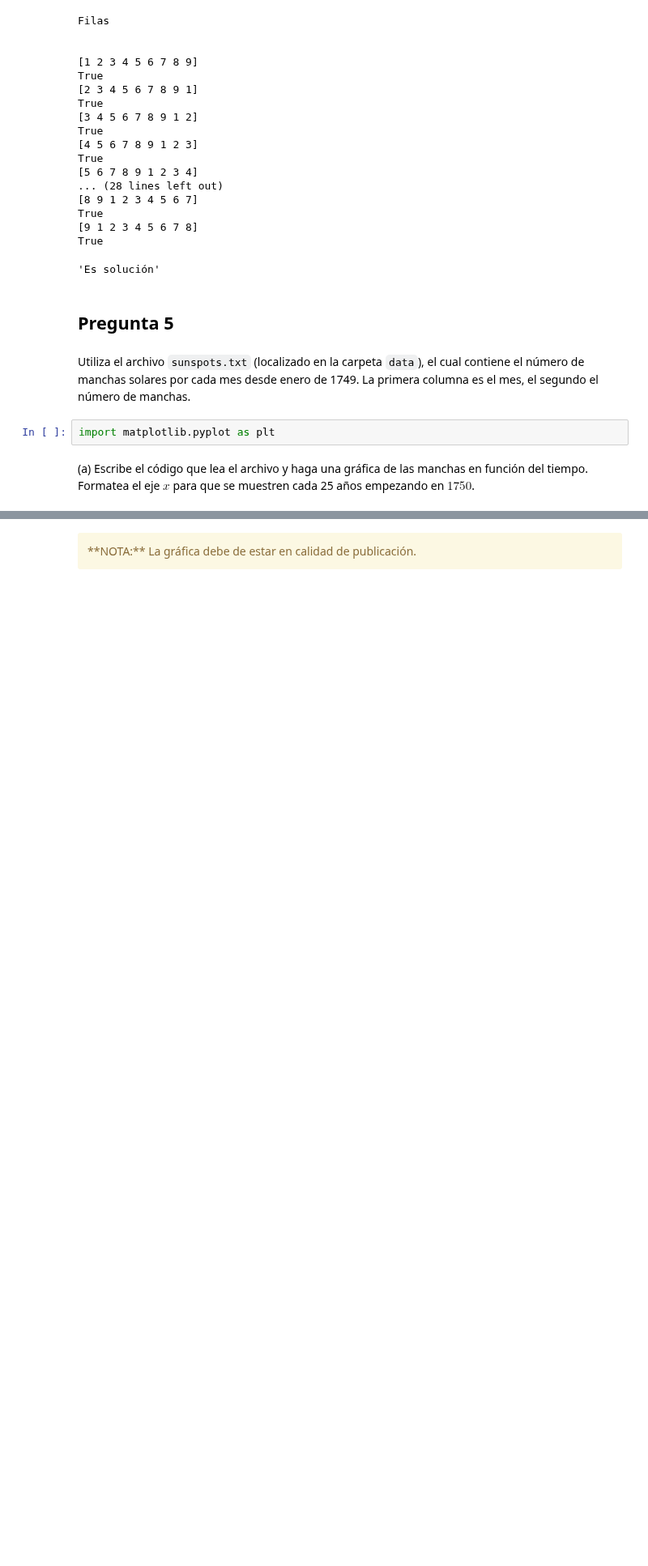
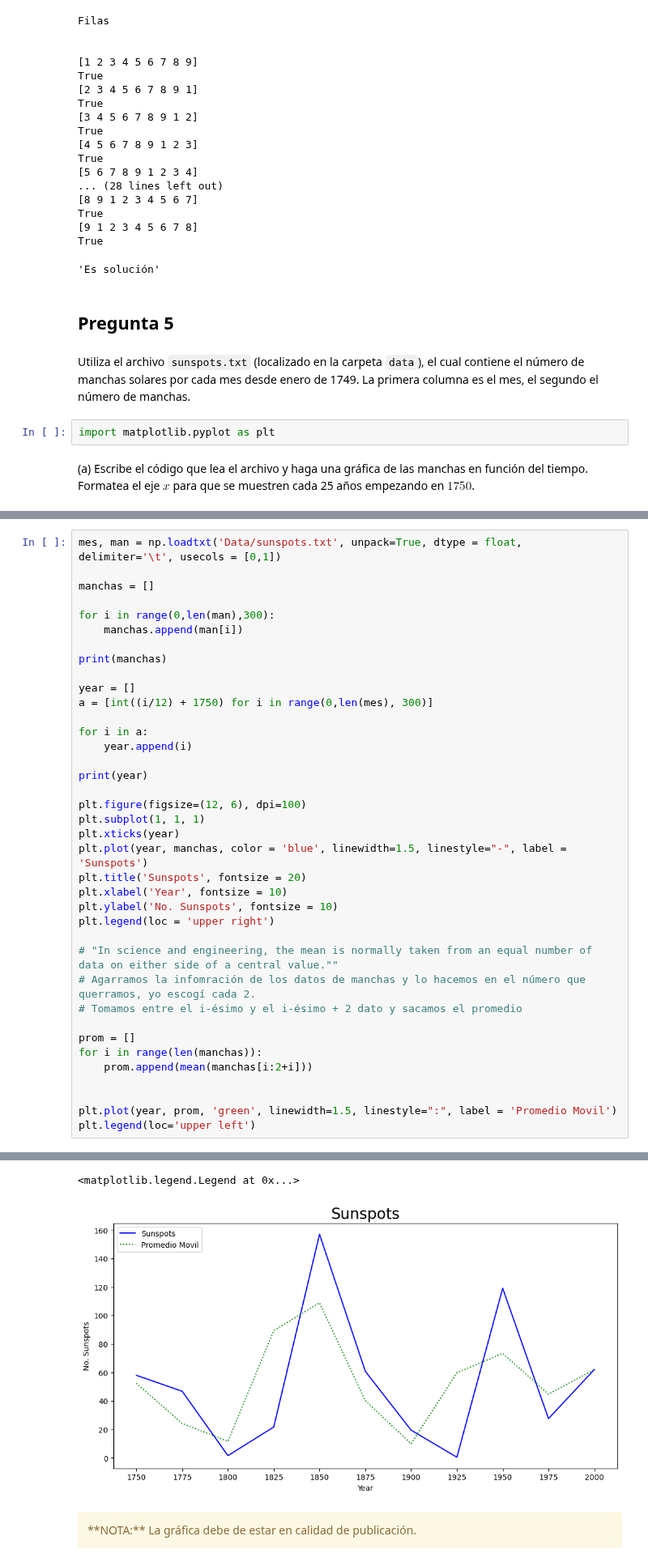
Before and after one commit to jesusigarmor/Matematicas-computacionales-fall2020, a Jupyter notebook: alumnos/Aranza/Tareas/NumPy_tarea.ipynb, the cells around one changed output, grey strips where cells are left out. Shown at 81% size. Cells and saved outputs as stored; diff of their text form; blank space fills up the shorter version.

```diff
--- a/alumnos/Aranza/Tareas/NumPy_tarea.ipynb
+++ b/alumnos/Aranza/Tareas/NumPy_tarea.ipynb
@@ -437,0 +427,39 @@ plt.annotate(r'Mínimo',
+# %%
+mes, man = np.loadtxt('Data/sunspots.txt', unpack=True, dtype = float, delimiter='\t', usecols = [0,1])
+
+manchas = []
+
+for i in range(0,len(man),300):
+    manchas.append(man[i])
+
+print(manchas)
+
+year = []
+a = [int((i/12) + 1750) for i in range(0,len(mes), 300)]
+
+for i in a:
+    year.append(i)
+
+print(year)
+
+plt.figure(figsize=(12, 6), dpi=100)
+plt.subplot(1, 1, 1)
+plt.xticks(year)
+plt.plot(year, manchas, color = 'blue', linewidth=1.5, linestyle="-", label = 'Sunspots')
+plt.title('Sunspots', fontsize = 20)
+plt.xlabel('Year', fontsize = 10)
+plt.ylabel('No. Sunspots', fontsize = 10)
+plt.legend(loc = 'upper right')
+
+# "In science and engineering, the mean is normally taken from an equal number of data on either side of a central value.""
+# Agarramos la infomración de los datos de manchas y lo hacemos en el número que querramos, yo escogí cada 2.
+# Tomamos entre el i-ésimo y el i-ésimo + 2 dato y sacamos el promedio
+
+prom = []
+for i in range(len(manchas)):
+    prom.append(mean(manchas[i:2+i]))
+
+
+plt.plot(year, prom, 'green', linewidth=1.5, linestyle=":", label = 'Promedio Movil')
+plt.legend(loc='upper left')
+# %% [output]
@@ -438,3 +468,5 @@ plt.annotate(r'Mínimo',
+<matplotlib.legend.Legend at 0x...>
+[figure, added]
 # %% [markdown]
 <div class="alert alert-warning">
 **NOTA:** La gráfica debe de estar en calidad de publicación.
```
Also changed, not shown: parts of 13 cells of this notebook, 6 other files.
